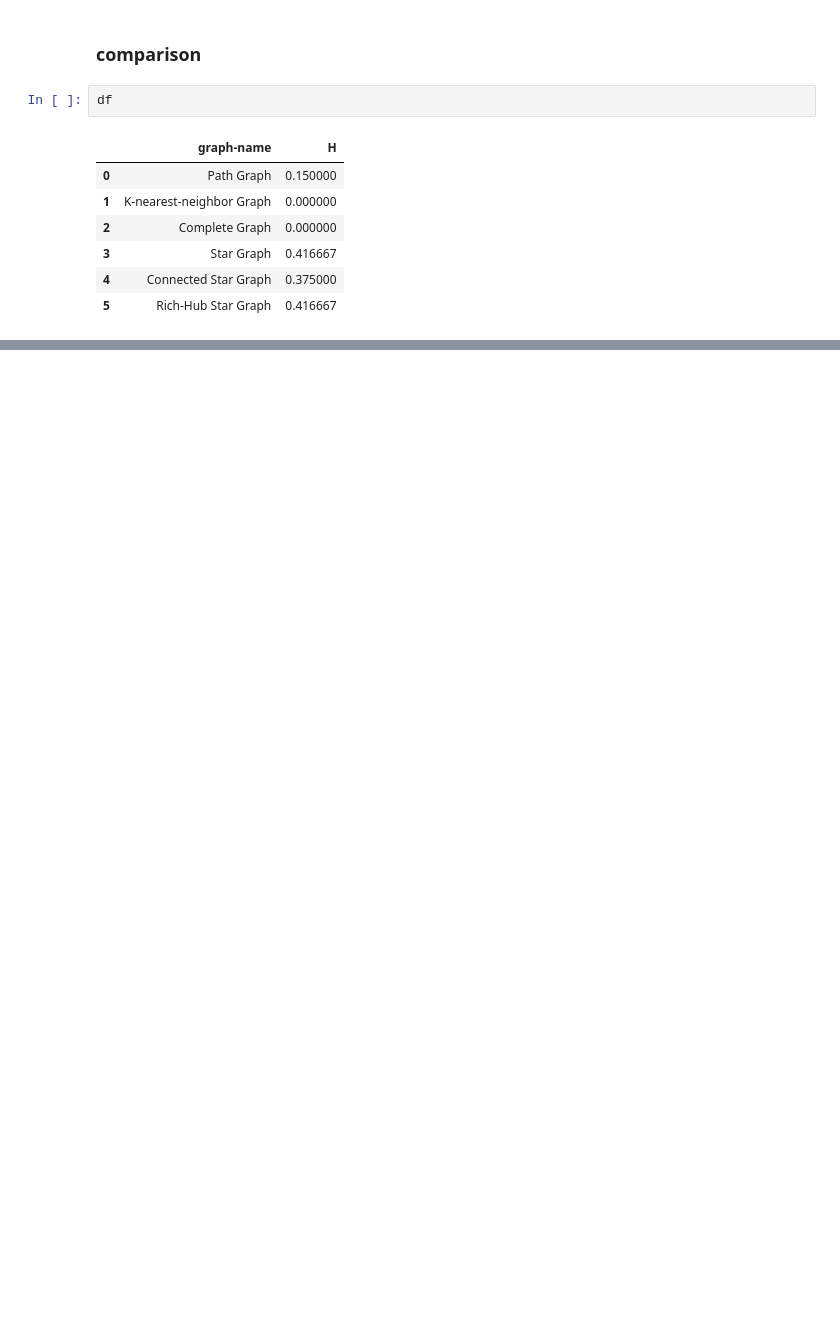
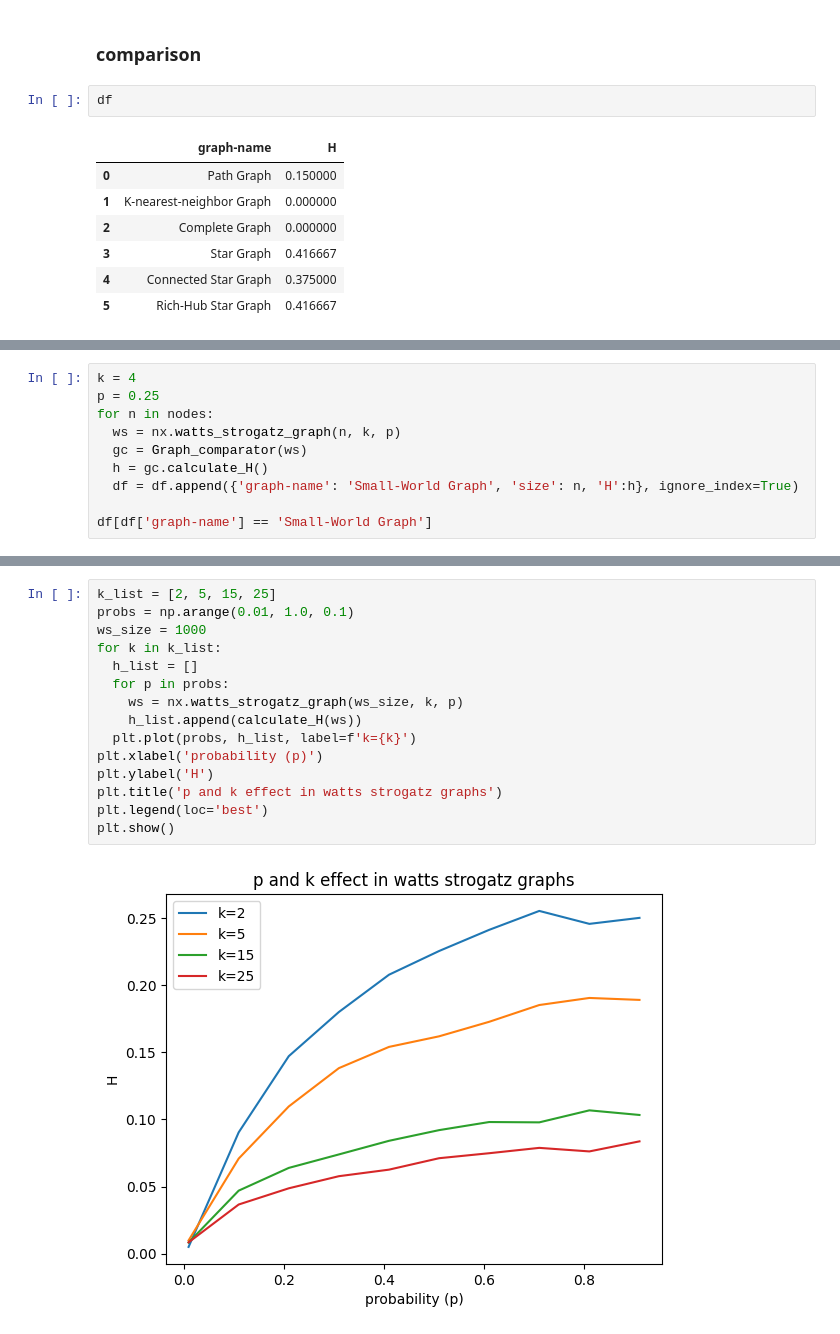
Before and after one commit to ParsaMohammadpour/heterogeneity-of-complex-networks, a Jupyter notebook: index_to_quantifying_heterogeneity_of_complex_networks.ipynb, the cells around one changed output, grey strips where cells are left out. Saved outputs shown, nothing was run; the diff lists cells and outputs as text; blank space fills up the shorter version.

```diff
--- a/index_to_quantifying_heterogeneity_of_complex_networks.ipynb
+++ b/index_to_quantifying_heterogeneity_of_complex_networks.ipynb
@@ -231,0 +302,10 @@ df
+# %%
+k = 4
+p = 0.25
+for n in nodes:
+  ws = nx.watts_strogatz_graph(n, k, p)
+  gc = Graph_comparator(ws)
+  h = gc.calculate_H()
+  df = df.append({'graph-name': 'Small-World Graph', 'size': n, 'H':h}, ignore_index=True)
+
+df[df['graph-name'] == 'Small-World Graph']
@@ -231,0 +322,17 @@ df
+# %%
+k_list = [2, 5, 15, 25]
+probs = np.arange(0.01, 1.0, 0.1)
+ws_size = 1000
+for k in k_list:
+  h_list = []
+  for p in probs:
+    ws = nx.watts_strogatz_graph(ws_size, k, p)
+    h_list.append(calculate_H(ws))
+  plt.plot(probs, h_list, label=f'k={k}')
+plt.xlabel('probability (p)')
+plt.ylabel('H')
+plt.title('p and k effect in watts strogatz graphs')
+plt.legend(loc='best')
+plt.show()
+# %% [output]
+[figure, added]
```
Also changed, not shown: parts of 22 cells of this notebook.
